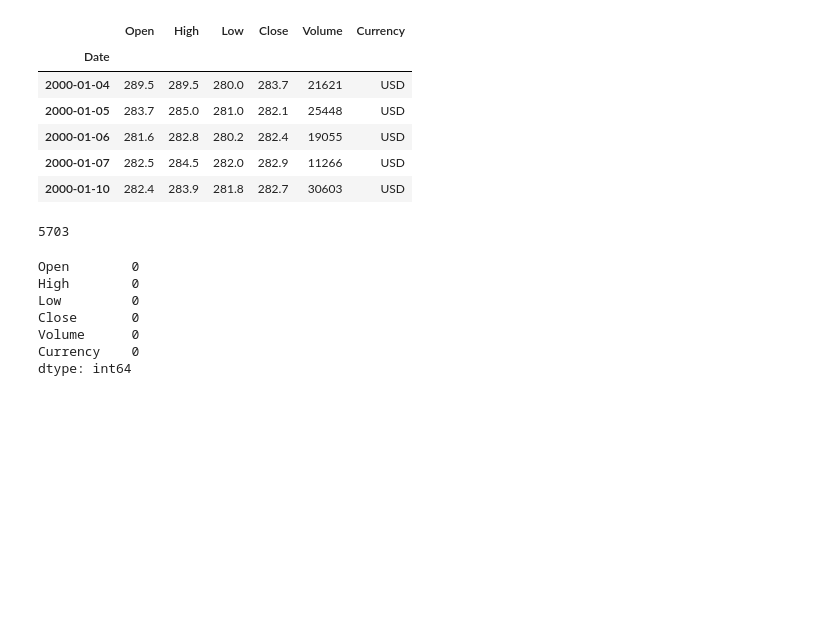
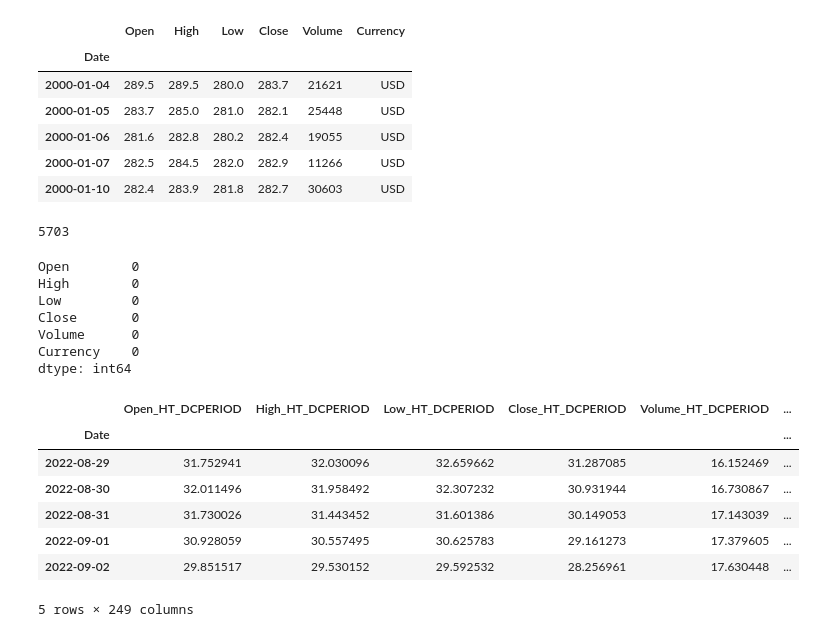
Before and after one commit to abhisheksuga/price-forecasting, a Jupyter notebook: src/forcasting.ipynb, the cells around one changed output. Cells and saved outputs as stored; diff of their text form; code cells hidden in the pictures; blank space fills up the shorter version.

Commit message:
initial data prep

```diff
--- a/src/forcasting.ipynb
+++ b/src/forcasting.ipynb
@@ -15,5 +18,5 @@ Note: you may need to restart the kernel to use updated packages.
 # %%
-df =  pd.read_csv("gold.csv",header=0, index_col=0, parse_dates=True)
+df =  pd.read_csv("../data/gold.csv",header=0, index_col=0, parse_dates=True)
 # %%
 df.head()
 # %% [output]
@@ -147,3 +150,16 @@ def Indicator(Data):
     data.drop(remove_col,axis=1,inplace=True)
 
     return data
+# %%
+new_data = Indicator(df)
+# %%
+new_data.tail()
+# %% [output]
+|  | Open_HT_DCPERIOD | High_HT_DCPERIOD | Low_HT_DCPERIOD | Close_HT_DCPERIOD | Volume_HT_DCPERIOD | ... |
+| Date |  |  |  |  |  | ... |
+| 2022-08-29 | 31.752941 | 32.030096 | 32.659662 | 31.287085 | 16.152469 | ... |
+| 2022-08-30 | 32.011496 | 31.958492 | 32.307232 | 30.931944 | 16.730867 | ... |
+| 2022-08-31 | 31.730026 | 31.443452 | 31.601386 | 30.149053 | 17.143039 | ... |
+| 2022-09-01 | 30.928059 | 30.557495 | 30.625783 | 29.161273 | 17.379605 | ... |
+| 2022-09-02 | 29.851517 | 29.530152 | 29.592532 | 28.256961 | 17.630448 | ... |
+5 rows × 249 columns
```
Also changed, not shown: parts of 2 cells of this notebook.
